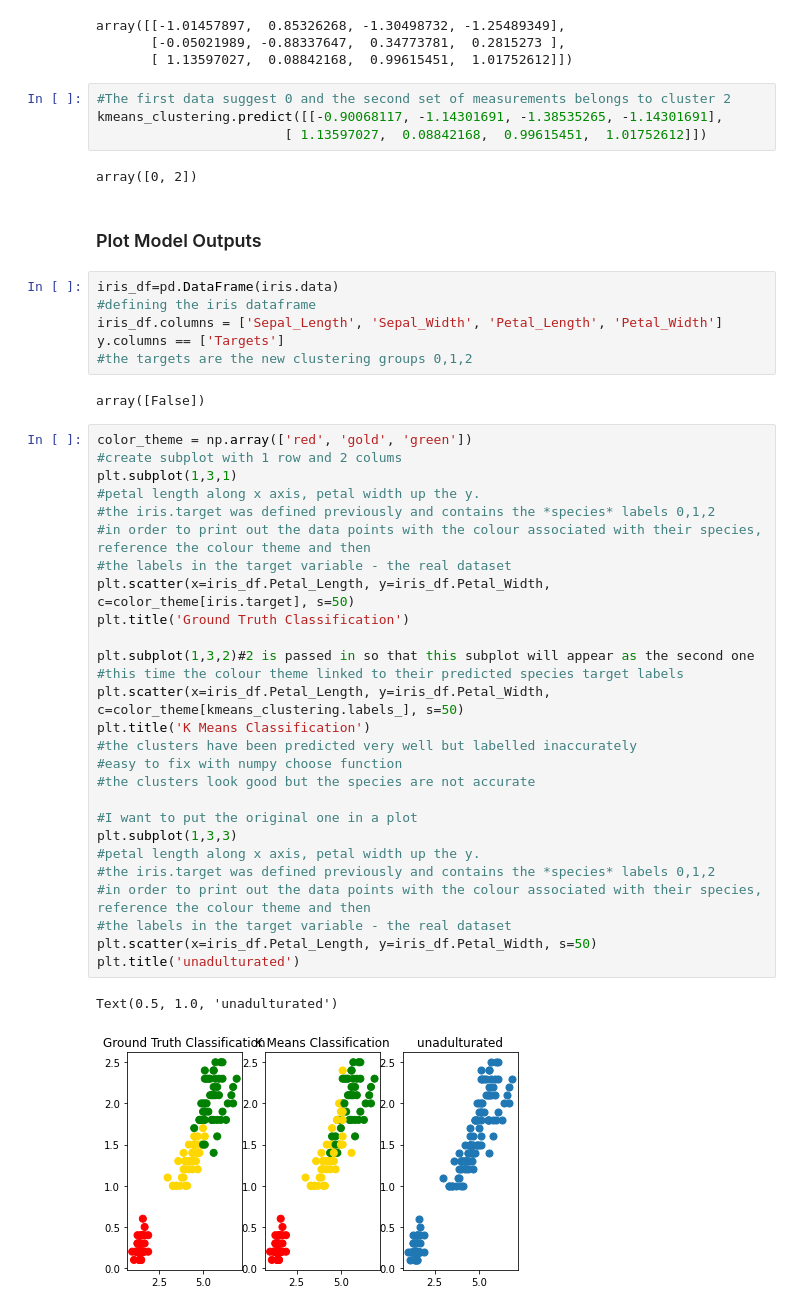
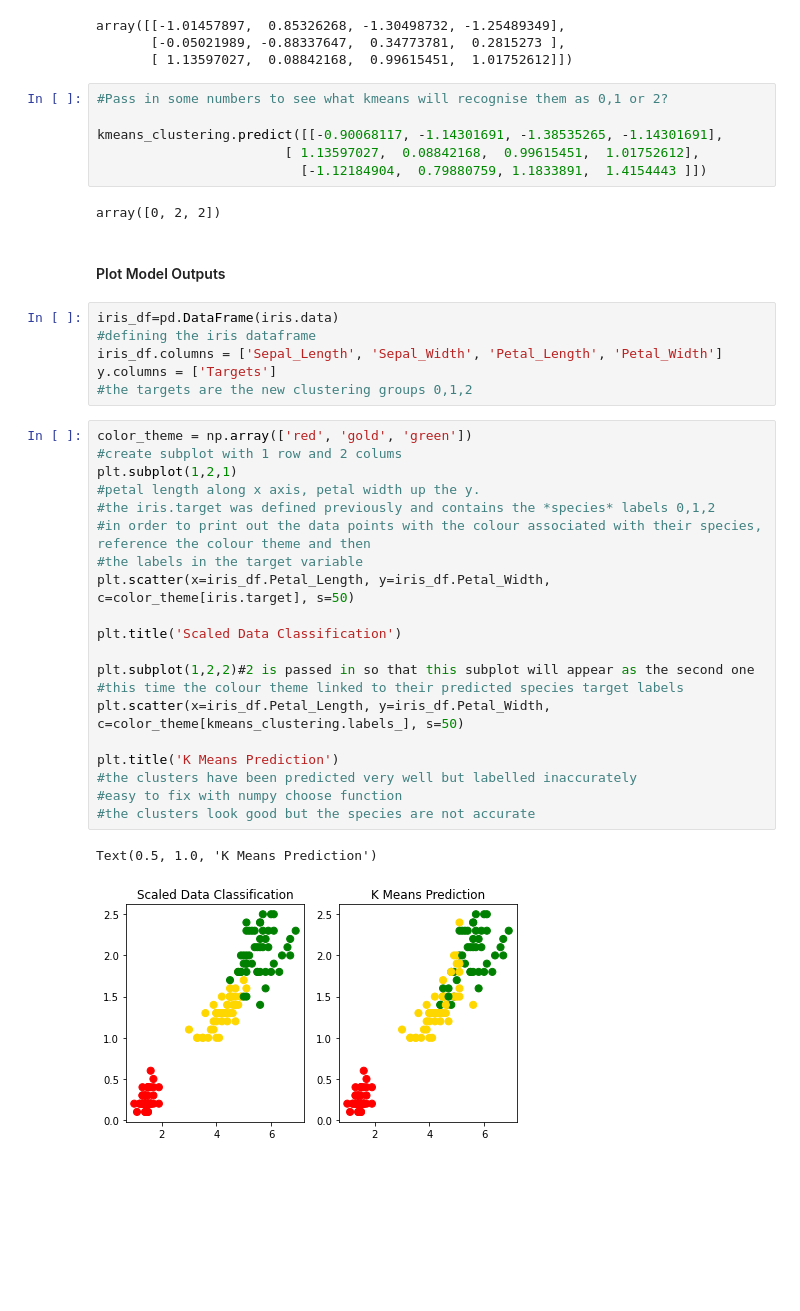
Before and after one commit to ClodaghMurphy/MachineLearningandStatistics, a Jupyter notebook: Tasks2020/all_tasks.ipynb, the cells around one changed output. Cells and saved outputs as stored; diff of their text form; blank space fills up the shorter version.

Commit message:
modelandmatrix

```diff
--- a/Tasks2020/all_tasks.ipynb
+++ b/Tasks2020/all_tasks.ipynb
@@ -499,48 +531,41 @@ array([[-1.01457897,  0.85326268, -1.30498732, -1.25489349],
        [-0.05021989, -0.88337647,  0.34773781,  0.2815273 ],
        [ 1.13597027,  0.08842168,  0.99615451,  1.01752612]])
 # %%
-#The first data suggest 0 and the second set of measurements belongs to cluster 2
+#Pass in some numbers to see what kmeans will recognise them as 0,1 or 2?
+
 kmeans_clustering.predict([[-0.90068117, -1.14301691, -1.38535265, -1.14301691],
-                        [ 1.13597027,  0.08842168,  0.99615451,  1.01752612]])
+                        [ 1.13597027,  0.08842168,  0.99615451,  1.01752612],
+                          [-1.12184904,  0.79880759, 1.1833891,  1.4154443 ]])
 # %% [output]
-array([0, 2])
+array([0, 2, 2])
 # %% [markdown]
-### Plot Model Outputs
+#### Plot Model Outputs
 # %%
 iris_df=pd.DataFrame(iris.data)
 #defining the iris dataframe
 iris_df.columns = ['Sepal_Length', 'Sepal_Width', 'Petal_Length', 'Petal_Width']
-y.columns == ['Targets']
+y.columns = ['Targets']
 #the targets are the new clustering groups 0,1,2
-# %% [output]
-array([False])
 # %%
 color_theme = np.array(['red', 'gold', 'green'])
 #create subplot with 1 row and 2 colums
-plt.subplot(1,3,1)
+plt.subplot(1,2,1)
 #petal length along x axis, petal width up the y.
 #the iris.target was defined previously and contains the *species* labels 0,1,2
 #in order to print out the data points with the colour associated with their species, reference the colour theme and then
-#the labels in the target variable - the real dataset
+#the labels in the target variable
 plt.scatter(x=iris_df.Petal_Length, y=iris_df.Petal_Width, c=color_theme[iris.target], s=50)
-plt.title('Ground Truth Classification')
 
-plt.subplot(1,3,2)#2 is passed in so that this subplot will appear as the second one
+plt.title('Scaled Data Classification')
+
+plt.subplot(1,2,2)#2 is passed in so that this subplot will appear as the second one
 #this time the colour theme linked to their predicted species target labels
 plt.scatter(x=iris_df.Petal_Length, y=iris_df.Petal_Width, c=color_theme[kmeans_clustering.labels_], s=50)
-plt.title('K Means Classification')
+
+plt.title('K Means Prediction')
 #the clusters have been predicted very well but labelled inaccurately
 #easy to fix with numpy choose function
 #the clusters look good but the species are not accurate
-
-#I want to put the original one in a plot
-plt.subplot(1,3,3)
-#petal length along x axis, petal width up the y.
-#the iris.target was defined previously and contains the *species* labels 0,1,2
-#in order to print out the data points with the colour associated with their species, reference the colour theme and then
-#the labels in the target variable - the real dataset
-plt.scatter(x=iris_df.Petal_Length, y=iris_df.Petal_Width, s=50)
-plt.title('unadulturated')
 # %% [output]
-Text(0.5, 1.0, 'unadulturated')
+Text(0.5, 1.0, 'K Means Prediction')
-[figure, old version]
+[figure, new version]
```
Also changed, not shown: parts of 25 cells of this notebook.
